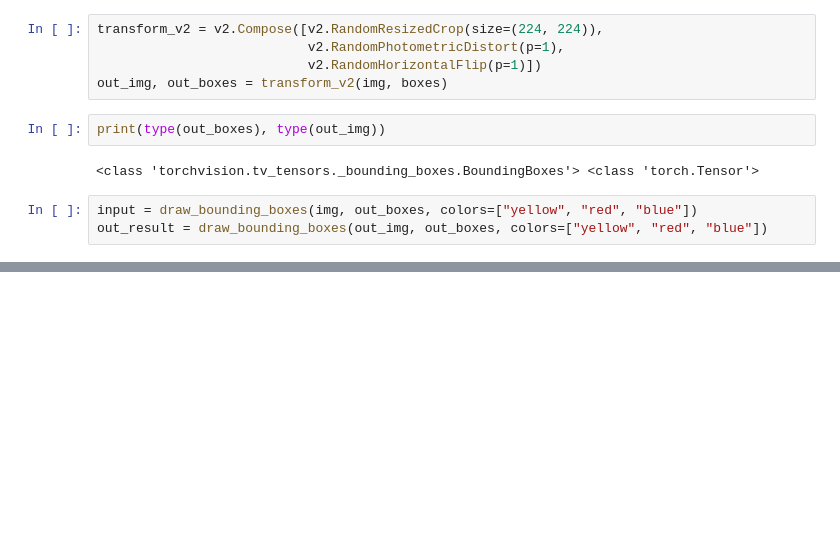
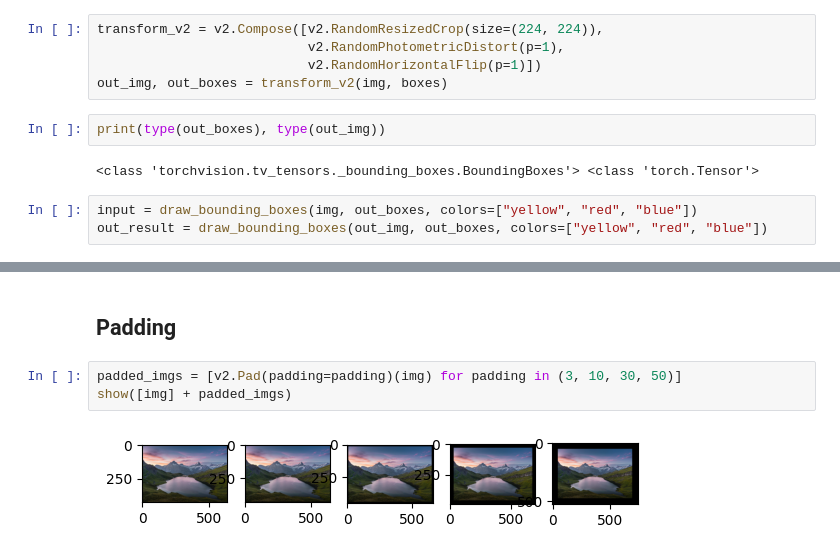
Before and after one commit to macorony/NeuralNetwork, a Jupyter notebook: Image_transforms.ipynb, the cells around one changed output, grey strips where cells are left out. Drawn from its saved outputs; the diff is of its cells as text; blank space fills up the shorter version.

```diff
--- a/Image_transforms.ipynb
+++ b/Image_transforms.ipynb
@@ -119,0 +125,7 @@ TypeError: show() takes 1 positional argument but 2 were given
+# %% [markdown]
+## Padding
+# %%
+padded_imgs = [v2.Pad(padding=padding)(img) for padding in (3, 10, 30, 50)]
+show([img] + padded_imgs)
+# %% [output]
+[figure, added]
```
Also changed, not shown: parts of 14 cells of this notebook.
